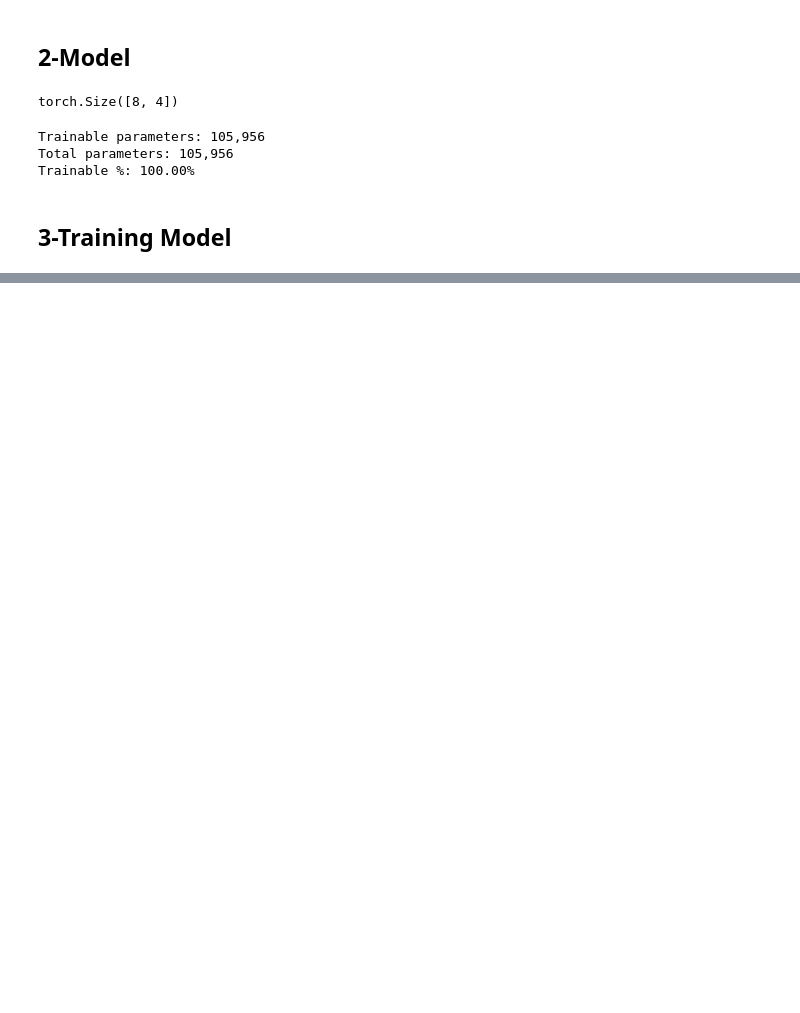
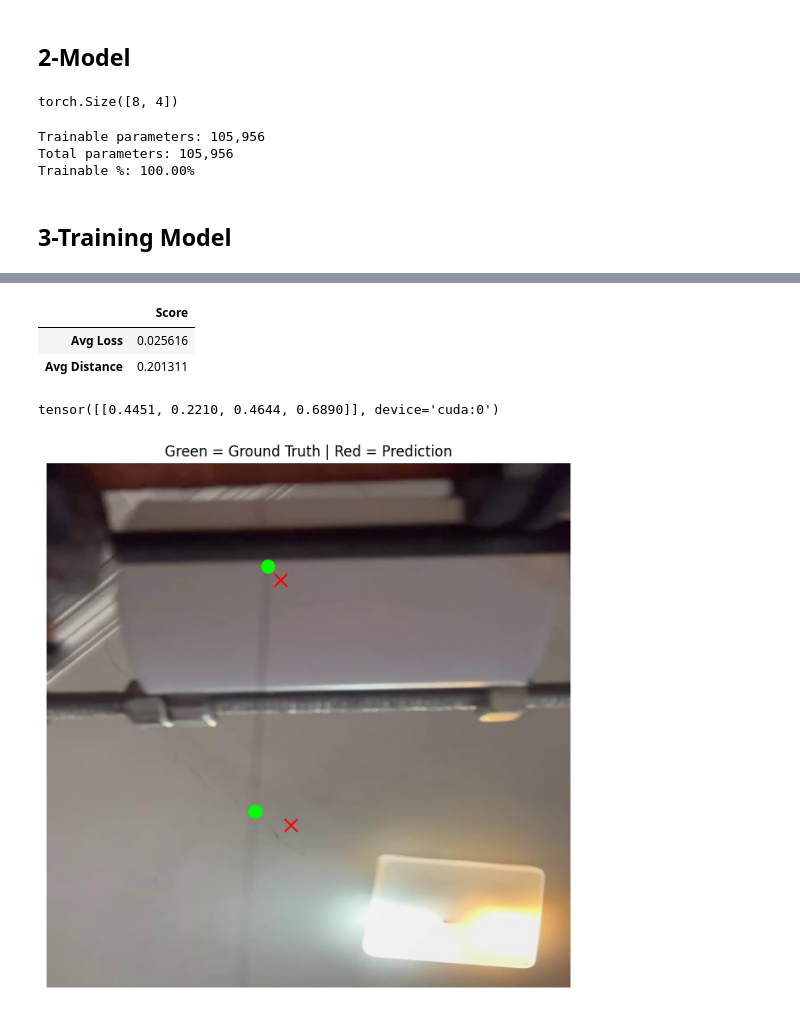
Before and after one commit to pouriaSameti/industrial-pose-estimation, a Jupyter notebook: 1-Train model.ipynb, the cells around one changed output, grey strips where cells are left out. Saved outputs shown, nothing was run; the diff lists cells and outputs as text; code cells hidden in the pictures; blank space fills up the shorter version.

```diff
--- a/1-Train model.ipynb
+++ b/1-Train model.ipynb
@@ -105,9 +108,7 @@ class IndustrialPoseNet(nn.Module):
             nn.MaxPool2d(2),          # 64 -> 32
 
             nn.Conv2d(64, 128, 3, padding=1),
-            nn.ReLU(inplace=True),
-            nn.AdaptiveAvgPool2d(1)
-        )
+            nn.ReLU(inplace=True))
 
         self.head = nn.Sequential(
             nn.Flatten(),
@@ -144,0 +148,7 @@ Trainable %: 100.00%
+# %%
+LR = 1e-3
+L2_WEIGHTS = 1e-2
+SCHEDULER_STEP = 8
+EARLY_PATIENCE = 4
+MAX_EPOCH = 64
+BATCH_SIZE = 32
@@ -144,0 +186,4 @@ Trainable %: 100.00%
+# %%
+train_loader = DataLoader(train_dataset, batch_size=BATCH_SIZE, shuffle=True)
+val_loader = DataLoader(val_dataset, batch_size=BATCH_SIZE, shuffle=False)
+test_loader = DataLoader(test_dataset, batch_size=BATCH_SIZE, shuffle=False)
@@ -144,0 +338,3 @@ Trainable %: 100.00%
+# %%
+model.load_state_dict(torch.load("model/best_model.pth", map_location=device))
+model.to(device)
@@ -144,0 +396,43 @@ Trainable %: 100.00%
+# %%
+result = pd.DataFrame([avg_loss, avg_distance], index=['Avg Loss', 'Avg Distance'], columns=['Score'])
+result
+# %% [output]
+|  | Score |
+| Avg Loss | 0.025616 |
+| Avg Distance | 0.201311 |
+# %%
+model.eval()
+images, targets = next(iter(test_loader))
+
+idx = 2
+image = images[idx].to(device)
+
+with torch.no_grad():
+    pred = model(image.unsqueeze(0))
+    print(pred)
+
+
+pred = pred.squeeze(0).cpu().reshape(-1, 2)
+gt = targets["keypoints"][idx][:, :2]
+
+
+img = images[idx].permute(1, 2, 0).numpy()
+H, W = img.shape[:2]
+
+plt.figure(figsize=(8, 8))
+plt.imshow(img)
+
+# Draw ground truth (green)
+for x, y in gt:
+    plt.scatter(x * W, y * H, color='lime', s=120, marker='o')
+
+# Draw prediction (red)
+for x, y in pred:
+    plt.scatter(x * W, y * H, color='red', s=120, marker='x')
+
+plt.title("Green = Ground Truth | Red = Prediction")
+plt.axis("off")
+plt.show()
+# %% [output]
+tensor([[0.4451, 0.2210, 0.4644, 0.6890]], device='cuda:0')
+[figure, added]
```
Also changed, not shown: parts of 15 cells of this notebook.
